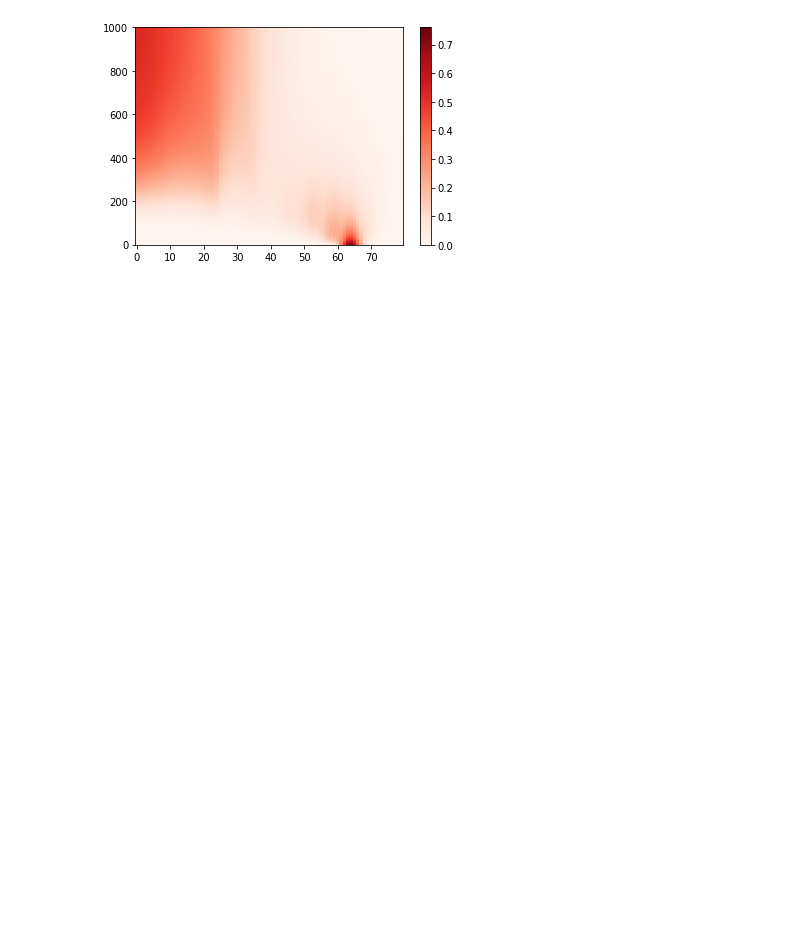
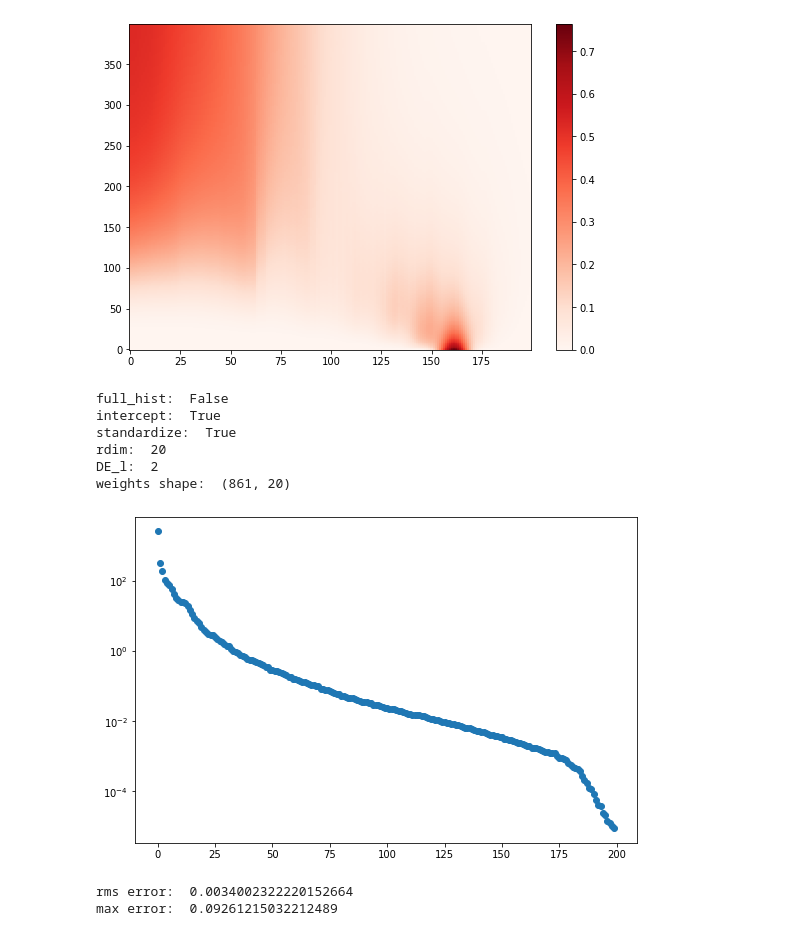
Before and after one commit to stmeinecke/derrom, a Jupyter notebook: ELPH/ELPH_test.ipynb, the cells around one changed output. Saved outputs shown, nothing was run; the diff lists cells and outputs as text; code cells hidden in the pictures; blank space fills up the shorter version.

Commit message:
added save and load model functionality to the derrom utils

```diff
--- a/ELPH/ELPH_test.ipynb
+++ b/ELPH/ELPH_test.ipynb
@@ -27,8 +39,8 @@ plt.show()
 # %%
-el_trajectory = system.get_electron_trajectory(inits, tmax=2000, n_tmax=1001)
+el_trajectory = system.get_electron_trajectory(inits, tmax=2000, n_tmax=400)
 
 plt.imshow(el_trajectory, aspect='auto', interpolation='none', origin='lower',cmap='Reds')
 plt.colorbar()
 plt.show()
 # %% [output]
-[figure, old version]
+[figure, new version]
@@ -34,0 +49,23 @@ plt.show()
+# %%
+model = derrom.utils.load_model('../../test.obj')
+# %%
+model.print_status()
+
+plt.semilogy(model.dim_reducer.S,'o')
+plt.show()
+# %% [output]
+full_hist:  False
+intercept:  True
+standardize:  True
+rdim:  20
+DE_l:  2
+weights shape:  (861, 20)
+[figure, added]
+# %%
+pred = model.predict(el_trajectory)
+
+print('rms error: ', model.get_error(el_trajectory, pred=pred, norm='rms') )
+print('max error: ', model.get_error(el_trajectory, pred=pred, norm='max') )
+# %% [output]
+rms error:  0.0034002322220152664
+max error:  0.09261215032212489
```
Also changed, not shown: parts of 6 cells of this notebook, 2 other files.
